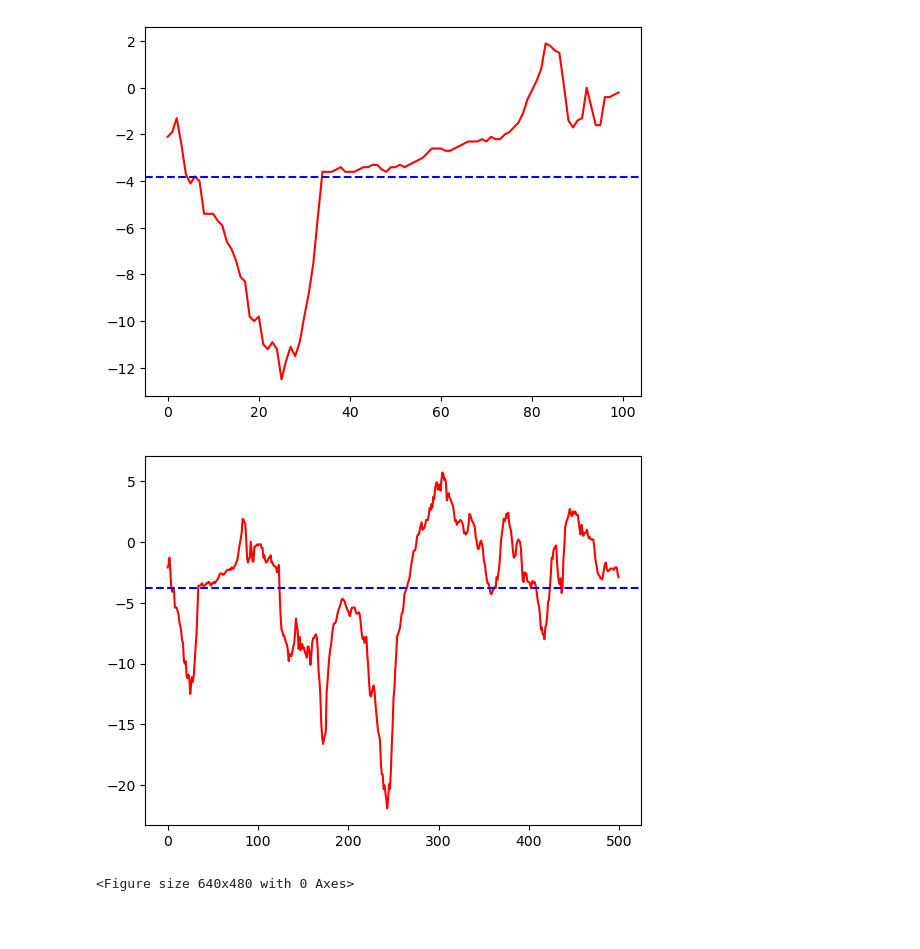
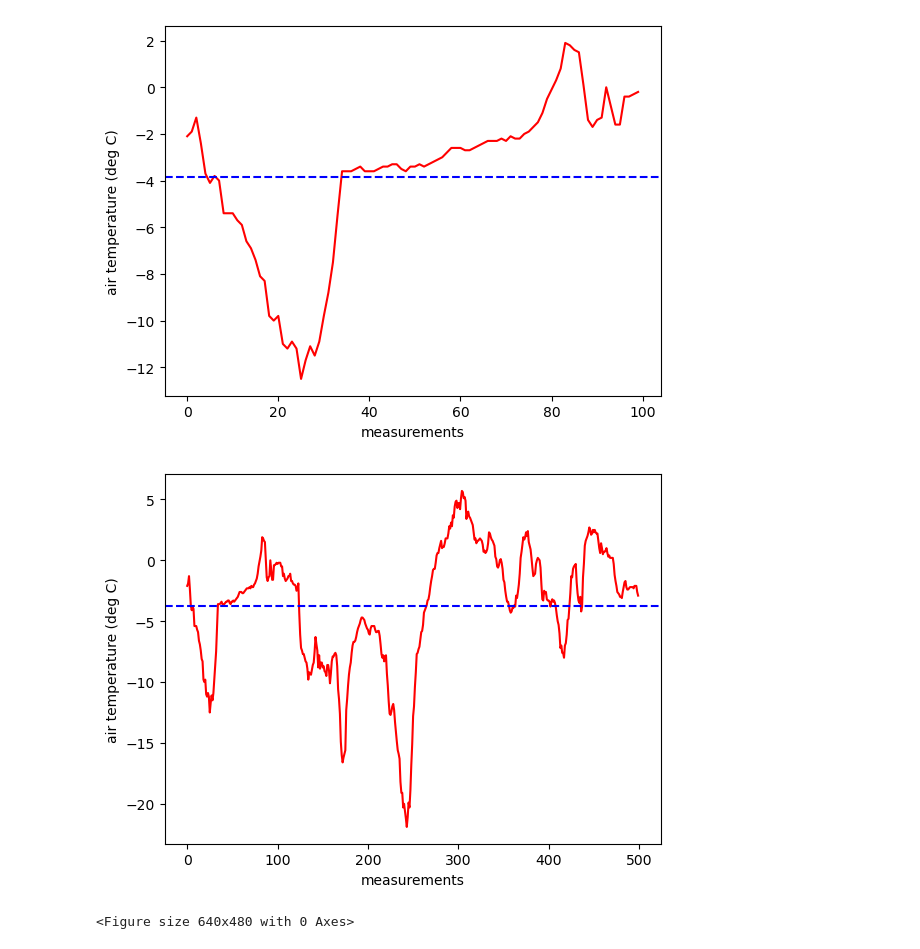
Before and after one commit to IGE-OpenReproLab2025/modular-python-code-demo, a Jupyter notebook: temperature_plotting.ipynb, the cells around one changed output. Saved outputs shown, nothing was run; the diff lists cells and outputs as text; code cells hidden in the pictures; blank space fills up the shorter version.

Commit message:
v4 Abstracting the plotting part into a function

```diff
--- a/temperature_plotting.ipynb
+++ b/temperature_plotting.ipynb
@@ -1,6 +1,15 @@
 # %%
 import pandas as pd
 from matplotlib import pyplot as plt
+
+def plot_temperatures(temperatures):
+    plt.xlabel("measurements")
+    plt.ylabel("air temperature (deg C)")
+    plt.plot(temperatures, "r-")
+    plt.axhline(y=mean, color="b", linestyle="--")
+    plt.show()
+    plt.savefig(f"{num_measurements}.png")
+    plt.clf()
 
 for num_measurements in [25, 100, 500]:
     # Read data from file
@@ -10,10 +19,5 @@ for num_measurements in [25, 100, 500]:
     # Compute statistics
     mean = sum(temperatures) / num_measurements
 
-    # Plotting
-    plt.plot(temperatures, "r-")
-    plt.axhline(y=mean, color="b", linestyle="--")
-    plt.show()
-    plt.savefig(f"{num_measurements}.png")
-    plt.clf()
+    plot_temperatures(temperatures)
 # %% [output]
@@ -21,3 +25,3 @@ for num_measurements in [25, 100, 500]:
-[figure, old version]
+[figure, new version]
-[figure, old version]
+[figure, new version]
 <Figure size 640x480 with 0 Axes>
```
Also changed, not shown: parts of 1 cell of this notebook.
